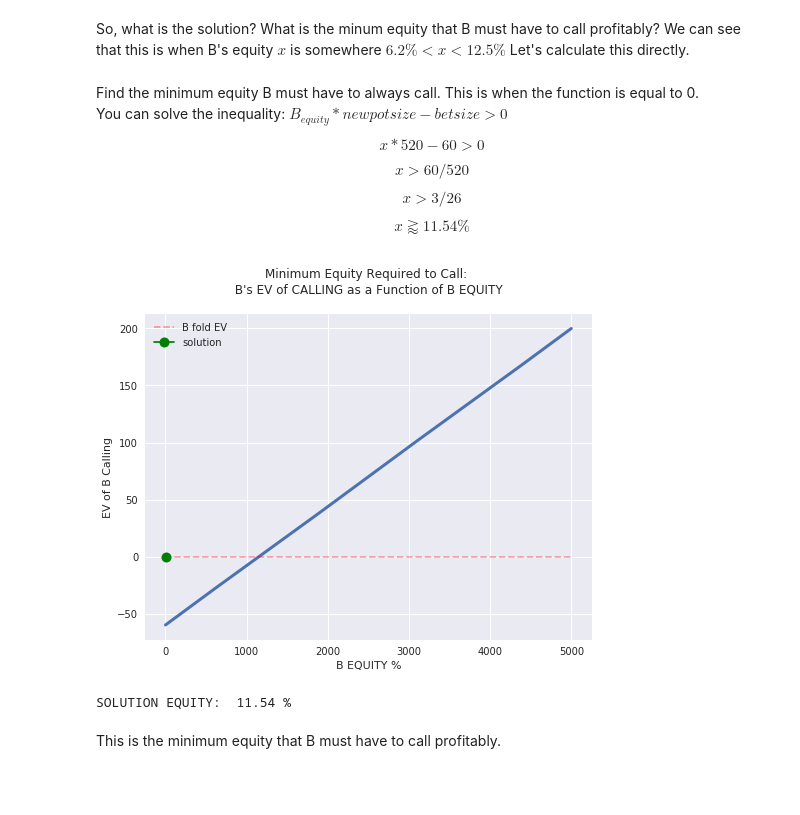
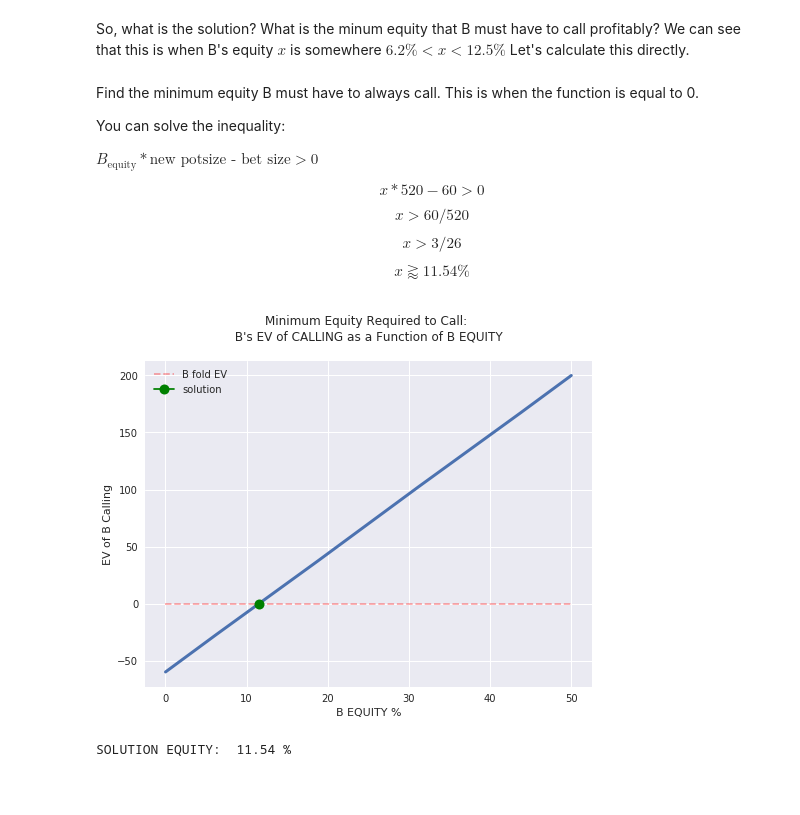
Before and after one commit to HigginTown/mathematics-of-poker, a Jupyter notebook: chapter_notebooks/part_two/p2c4.ipynb, the cells around one changed output. Cells and saved outputs as stored; diff of their text form; code cells hidden in the pictures; blank space fills up the shorter version.

```diff
--- a/chapter_notebooks/part_two/p2c4.ipynb
+++ b/chapter_notebooks/part_two/p2c4.ipynb
@@ -64,7 +69,7 @@ def generate_data(frequency_list):
 
 def make_chart(COLUMNS, data, frequency_list):
     df = pd.DataFrame(data=data, columns=COLUMNS)
-    df.index = ["A blufsf %:  " + str(x) + "  " for x in frequency_list]
+    df.index = ["Bluff %  " for x in frequency_list]
     return df
 # %%
 df = make_chart(COLUMNS, data = generate_data(X_FREQUENCY_LIST), frequency_list=X_FREQUENCY_LIST)
@@ -226,8 +236,13 @@ df
 # %% [markdown]
 So, what is the solution? What is the minum equity that B must have to call profitably? We can see that this is when B's equity $x$ is somewhere $ 6.2 \% < x < 12.5 \% $  Let's calculate this directly.
 # %% [markdown]
+<div class = math>
+
 Find the minimum equity B must have to always call. This is when the function is equal to 0. <br>
-You can solve the inequality: $B_{equity} * new potsize - bet size > 0 $
+
+You can solve the inequality:
+
+$B_{\text{equity}} * \text{new potsize - bet size} > 0 $
 
 
 $$x * 520 - 60 > 0$$
@@ -237,23 +252,25 @@ $$x > 60 / 520 $$
 $$x > 3 / 26 $$
 
 $$x \gtrapprox 11.54 \% $$
+
+<div>
 # %%
 # let's plot this
 fig = plt.figure(figsize=(8,6))
-plt.plot(df.index.values*100, df.B_EV_CALL, linewidth=3)
-plt.plot(df.index.values*100, [0 for i in df.index.values], 'r--', alpha=.35, label = 'B fold EV')
+plt.plot(df.index.values, df.B_EV_CALL, linewidth=3)
+plt.plot(df.index.values, [0 for i in df.index.values], 'r--', alpha=.35, label = 'B fold EV')
 plt.plot([11.53], [0], marker='o', markersize=10, color="green", label='solution')
 plt.legend(loc='upper left')
 
 plt.title("Minimum Equity Required to Call: \n B's EV of CALLING as a Function of B EQUITY \n")
 plt.xlabel("B EQUITY %")
 plt.ylabel("EV of B Calling")
 
 
 plt.savefig('Example-4.2-POTODDS-CALLING-FREQ.png')
 plt.show()
 # %% [output]
-[figure, old version]
+[figure, new version]
 # %%
 # we can also use some functions from scipy
 from scipy.optimize import fsolve
@@ -264,7 +281,3 @@ answer = fsolve(B_CALL_EV_GIVEN_EQUITY, starting_guess)[0]
 print ("SOLUTION EQUITY: ", round(answer*100, 2), "%")
 # %% [output]
 SOLUTION EQUITY:  11.54 %
-# %% [markdown]
-This is the minimum equity that B must have to call profitably.
-# %% [markdown]
-###
```
Also changed, not shown: parts of 7 cells of this notebook, 5 other files.
